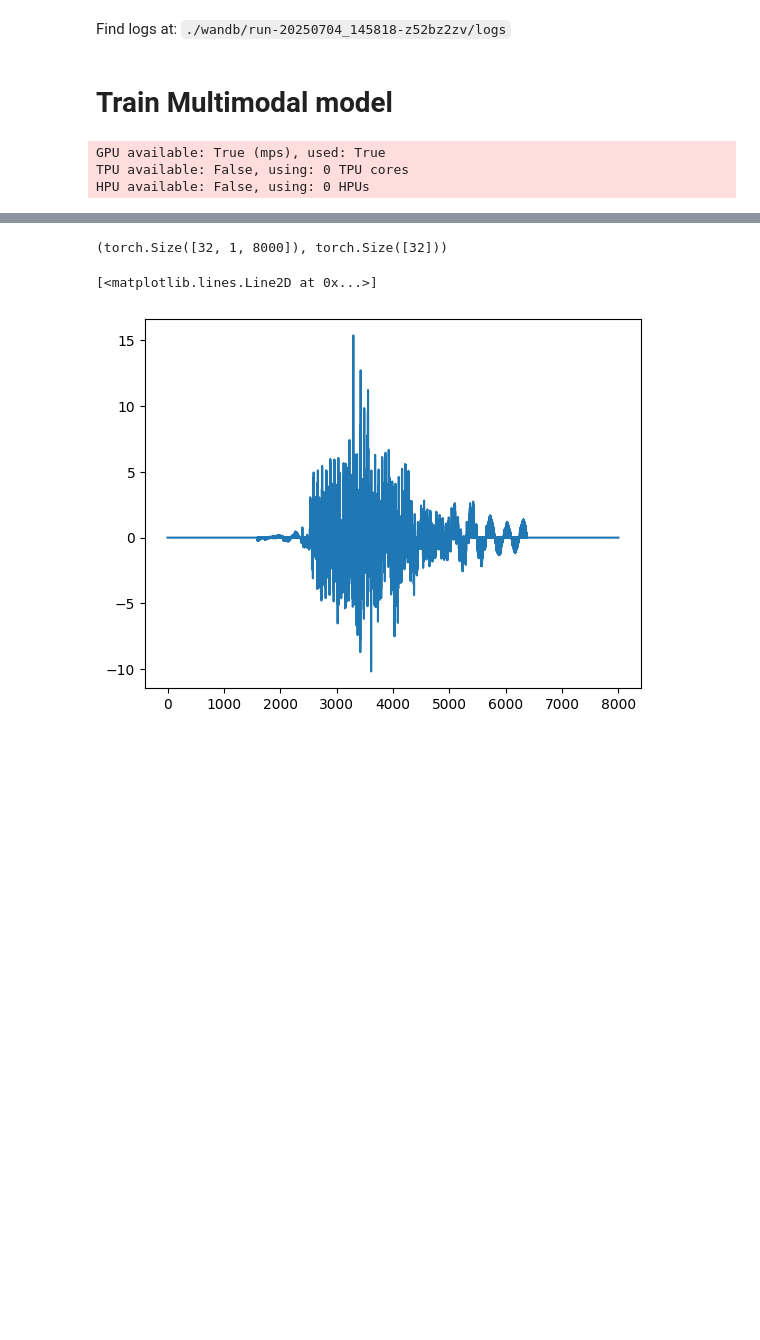
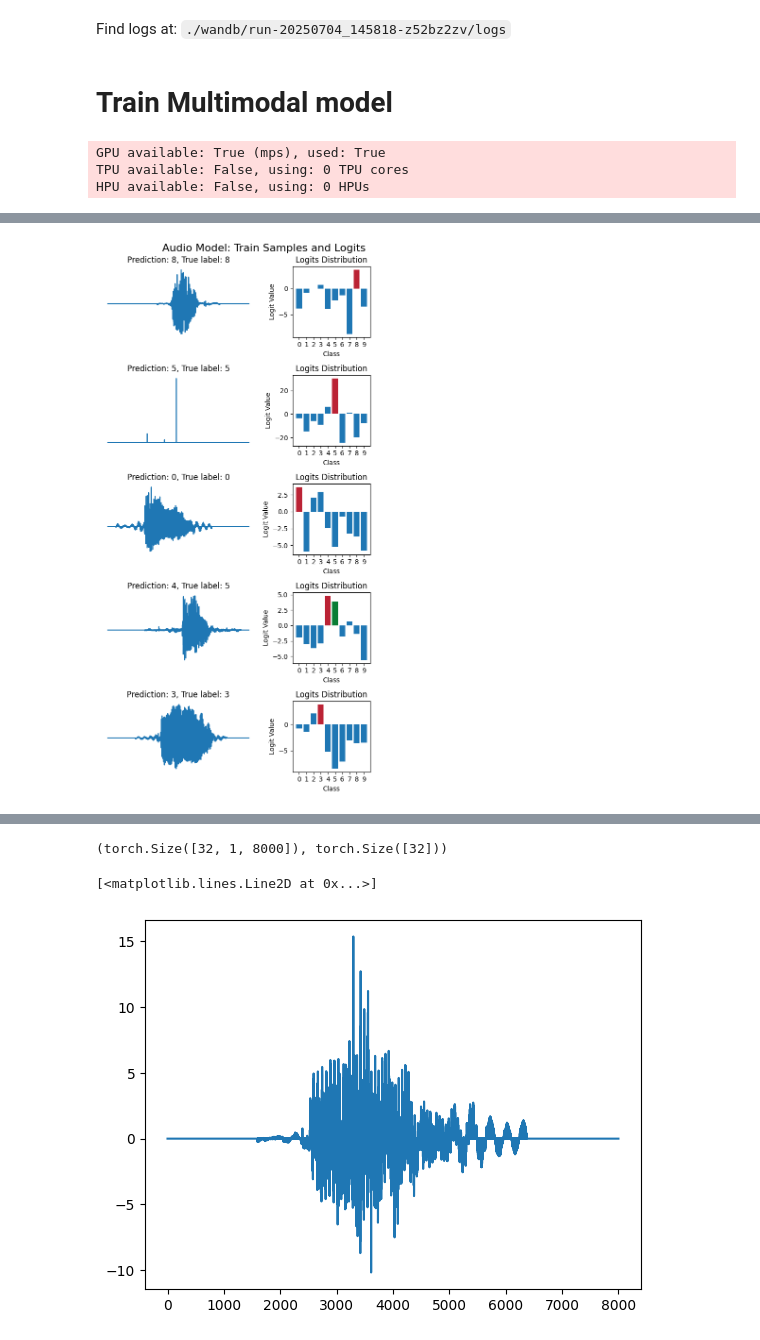
Before and after one commit to hzavadil98/NORA_MML, a Jupyter notebook: Exam/src/main.ipynb, the cells around one changed output, grey strips where cells are left out. Drawn from its saved outputs; the diff is of its cells as text; code cells hidden in the pictures; blank space fills up the shorter version.

```diff
--- a/Exam/src/main.ipynb
+++ b/Exam/src/main.ipynb
@@ -244,0 +318,10 @@ Find logs at: ./wandb/run-20250704_151307-gs6t5k3l/logs
+# %%
+# Randomply select 5 samples from train and test datasets for visualization
+np.random.seed(42)  # For reproducibility
+train_sample_indexes = np.random.randint(0, len(audio_dataloader.train_dataset.data), size=5)
+train_samples = audio_dataloader.train_dataset.data[train_sample_indexes]
+train_labels = audio_dataloader.train_dataset.labels[train_sample_indexes].cpu().numpy()
+
+test_sample_indexes = np.random.randint(0, len(audio_dataloader.test_dataset.data), size=5)
+test_samples = audio_dataloader.test_dataset.data[test_sample_indexes]
+test_labels = audio_dataloader.test_dataset.labels[test_sample_indexes].cpu().numpy()
@@ -244,0 +337,9 @@ Find logs at: ./wandb/run-20250704_151307-gs6t5k3l/logs
+# %%
+# Predict on the samples
+audio_model.eval()
+train_logits = audio_model(train_samples.to("mps"))
+test_logits = audio_model(test_samples.to("mps"))
+# %%
+plot_samples_with_logits(train_samples, train_labels, train_logits, "Audio Model: Train Samples and Logits")
+# %% [output]
+[figure, added]
```
Also changed, not shown: parts of 17 cells of this notebook, 15 other files.
